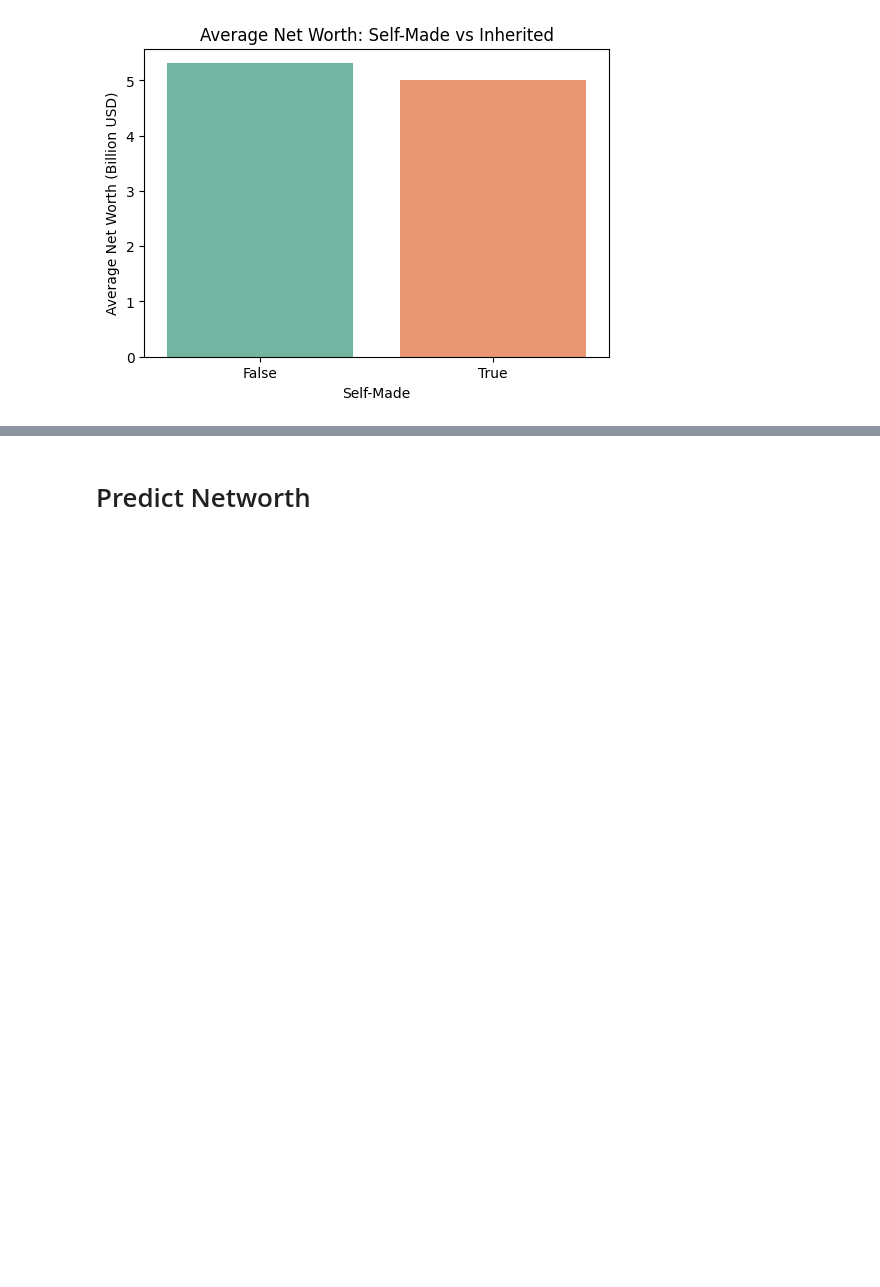
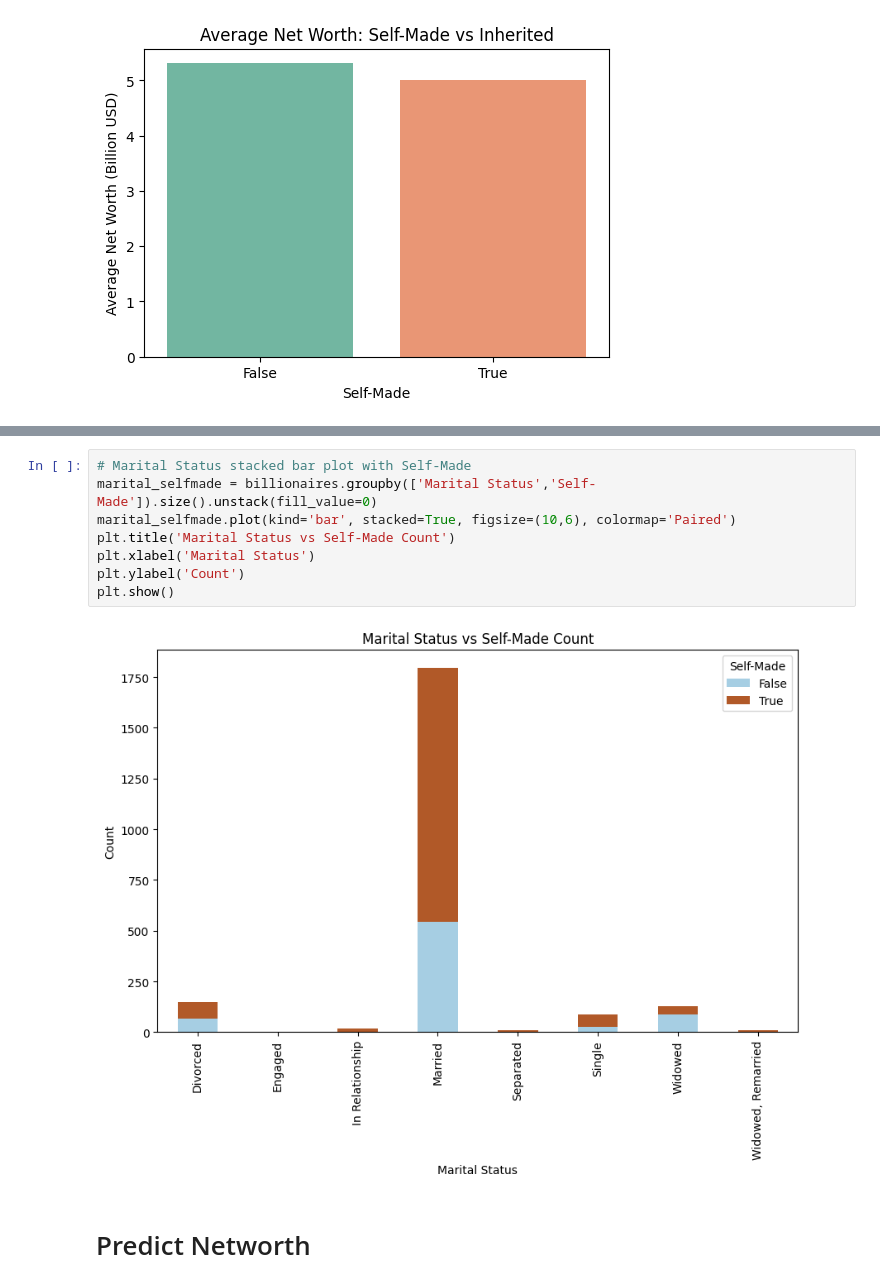
Before and after one commit to huharun/kaggle_projects, a Jupyter notebook: billionaires.ipynb, the cells around one changed output, grey strips where cells are left out. Saved outputs shown, nothing was run; the diff lists cells and outputs as text; blank space fills up the shorter version.

```diff
--- a/billionaires.ipynb
+++ b/billionaires.ipynb
@@ -268,2 +287,12 @@ plt.show()
+# %%
+# Marital Status stacked bar plot with Self-Made
+marital_selfmade = billionaires.groupby(['Marital Status','Self-Made']).size().unstack(fill_value=0)
+marital_selfmade.plot(kind='bar', stacked=True, figsize=(10,6), colormap='Paired')
+plt.title('Marital Status vs Self-Made Count')
+plt.xlabel('Marital Status')
+plt.ylabel('Count')
+plt.show()
+# %% [output]
+[figure, added]
 # %% [markdown]
 # Predict Networth
```
Also changed, not shown: parts of 3 cells of this notebook.
